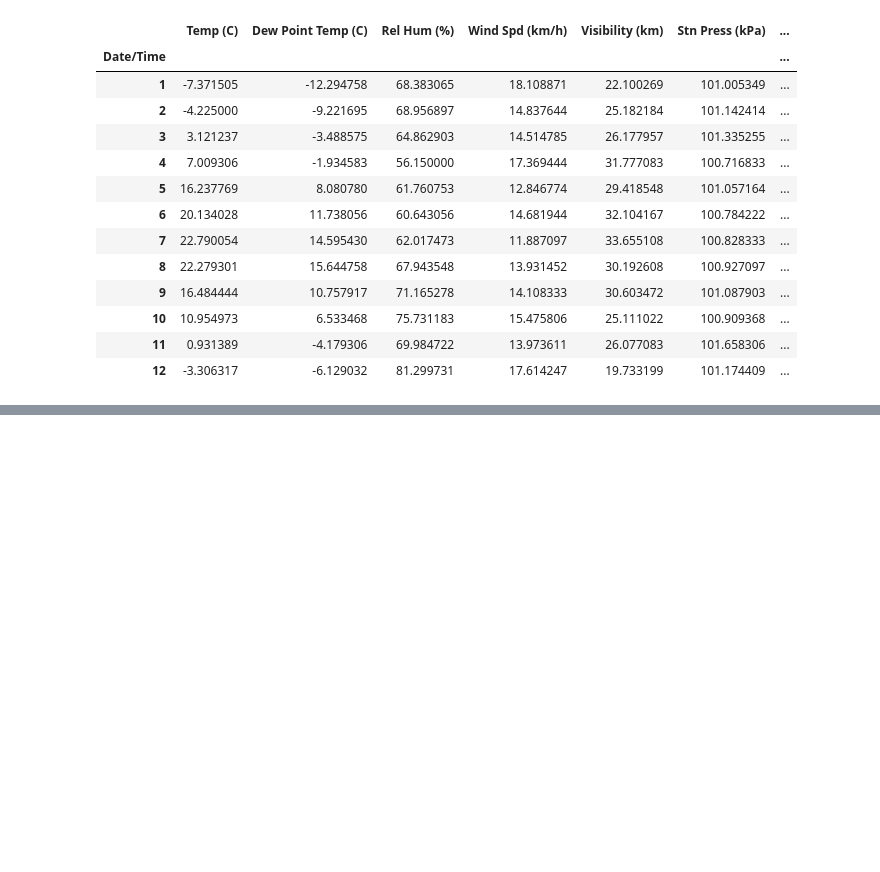
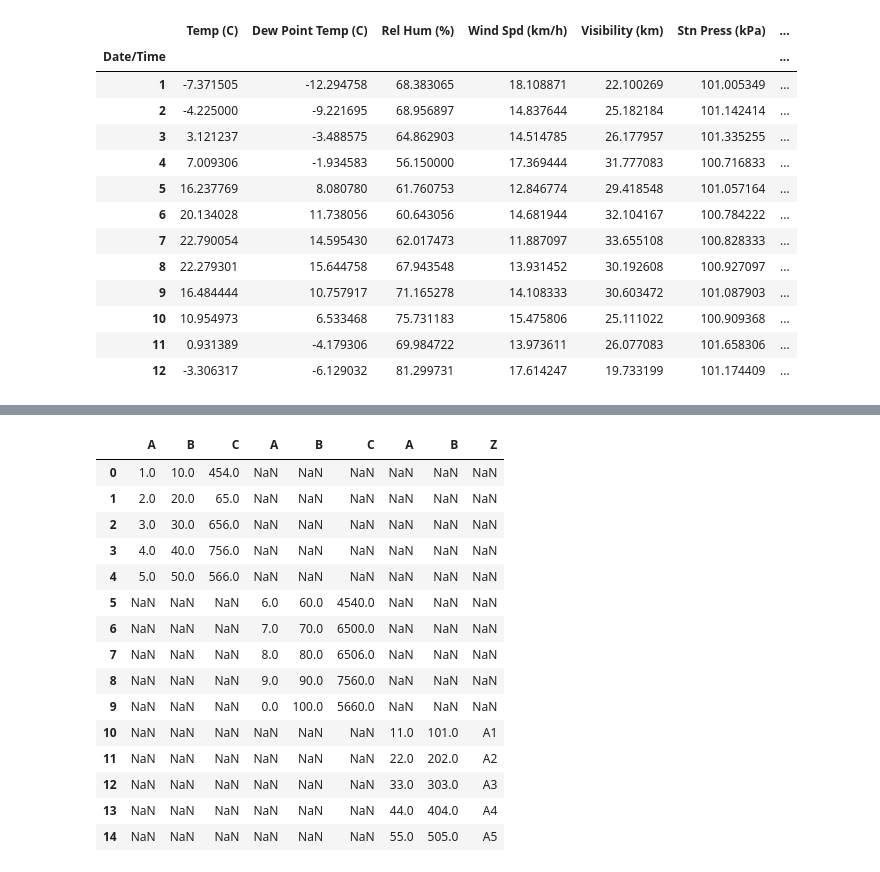
Before and after one commit to kronosxm/data_engineering, a Jupyter notebook: python-for-DE/python-practice/advanced/learning-python.ipynb, the cells around one changed output, grey strips where cells are left out. Cells and saved outputs as stored; diff of their text form; code cells hidden in the pictures; blank space fills up the shorter version.

```diff
--- a/python-for-DE/python-practice/advanced/learning-python.ipynb
+++ b/python-for-DE/python-practice/advanced/learning-python.ipynb
@@ -675,3 +675,23 @@ mean_temp
 | 10 | 10.954973 | 6.533468 | 75.731183 | 15.475806 | 25.111022 | 100.909368 | ... |
 | 11 | 0.931389 | -4.179306 | 69.984722 | 13.973611 | 26.077083 | 101.658306 | ... |
 | 12 | -3.306317 | -6.129032 | 81.299731 | 17.614247 | 19.733199 | 101.174409 | ... |
+# %%
+# concat, merge and join
+
+df1 = pd.DataFrame({
+    "A": [1,2,3,4,5],
+    "B": [10,20,30,40,50],
+    "C": [454, 65, 656, 756,566]
+}, index = [0,1,2,3,4])
+
+df2 = pd.DataFrame({
+    "A": [6,7,8,9,0],
+    "B": [60,70,80,90,100],
+    "C": [4540, 6500, 6506, 7560,5660]
+}, index= [5,6,7,8,9])
+
+df3 = pd.DataFrame({
+    "A": [11,22,33,44,55],
+    "B": [101,202,303,404,505],
+    "Z": ["A1", "A2", "A3", "A4", "A5"]
+}, index = [10,11,12,13,14])
@@ -677,0 +746,21 @@ mean_temp
+# %%
+concatinated_df1 = pd.concat([df1, df2, df3], axis=1)
+# %%
+concatinated_df1
+# %% [output]
+|  | A | B | C | A | B | C | A | B | Z |
+| 0 | 1.0 | 10.0 | 454.0 | NaN | NaN | NaN | NaN | NaN | NaN |
+| 1 | 2.0 | 20.0 | 65.0 | NaN | NaN | NaN | NaN | NaN | NaN |
+| 2 | 3.0 | 30.0 | 656.0 | NaN | NaN | NaN | NaN | NaN | NaN |
+| 3 | 4.0 | 40.0 | 756.0 | NaN | NaN | NaN | NaN | NaN | NaN |
+| 4 | 5.0 | 50.0 | 566.0 | NaN | NaN | NaN | NaN | NaN | NaN |
+| 5 | NaN | NaN | NaN | 6.0 | 60.0 | 4540.0 | NaN | NaN | NaN |
+| 6 | NaN | NaN | NaN | 7.0 | 70.0 | 6500.0 | NaN | NaN | NaN |
+| 7 | NaN | NaN | NaN | 8.0 | 80.0 | 6506.0 | NaN | NaN | NaN |
+| 8 | NaN | NaN | NaN | 9.0 | 90.0 | 7560.0 | NaN | NaN | NaN |
+| 9 | NaN | NaN | NaN | 0.0 | 100.0 | 5660.0 | NaN | NaN | NaN |
+| 10 | NaN | NaN | NaN | NaN | NaN | NaN | 11.0 | 101.0 | A1 |
+| 11 | NaN | NaN | NaN | NaN | NaN | NaN | 22.0 | 202.0 | A2 |
+| 12 | NaN | NaN | NaN | NaN | NaN | NaN | 33.0 | 303.0 | A3 |
+| 13 | NaN | NaN | NaN | NaN | NaN | NaN | 44.0 | 404.0 | A4 |
+| 14 | NaN | NaN | NaN | NaN | NaN | NaN | 55.0 | 505.0 | A5 |
```
Also changed, not shown: parts of 14 cells of this notebook.
